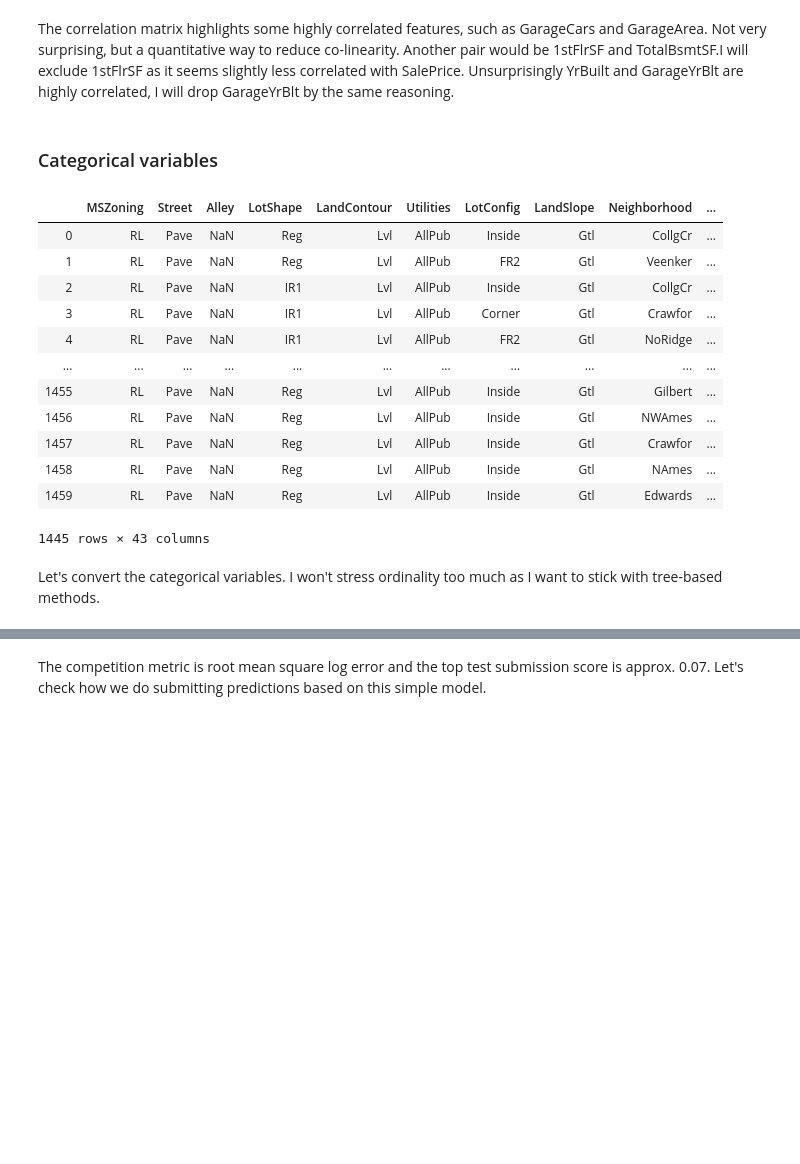
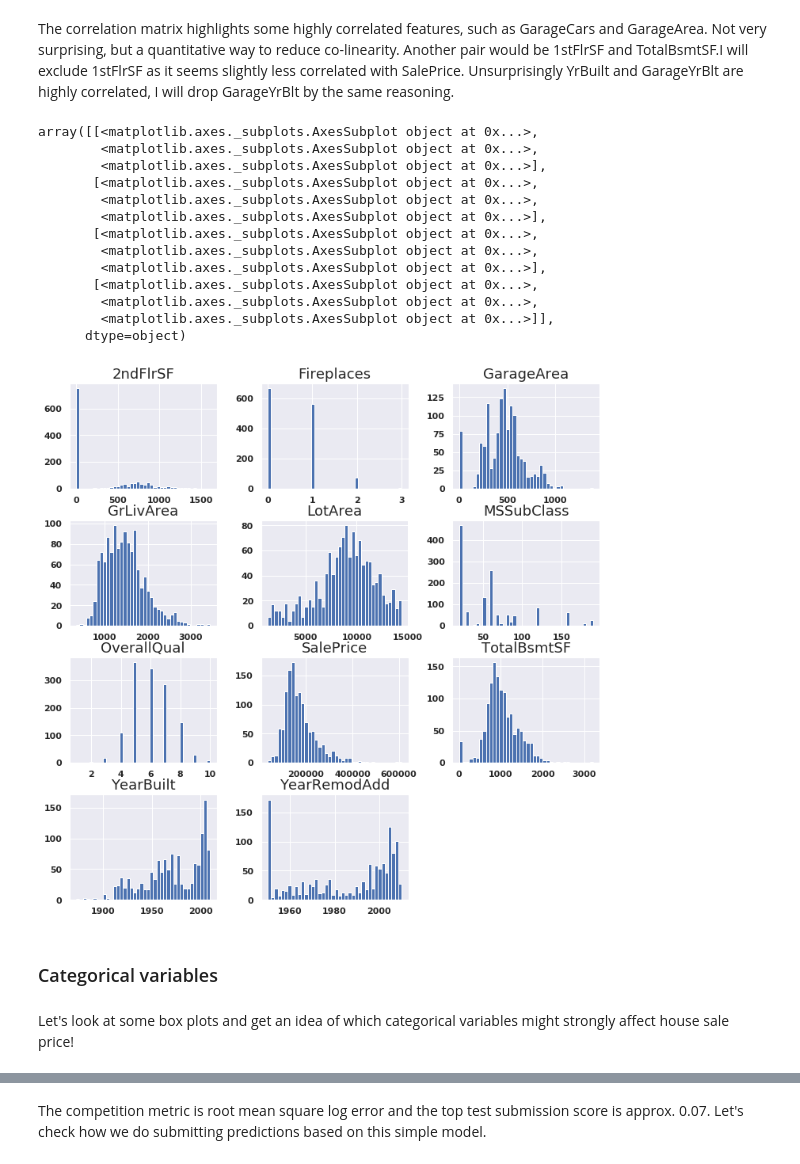
Before and after one commit to lambertsbennett/Kaggle, a Jupyter notebook: HousingPrice/Housing_EDA.ipynb, the cells around one changed output, grey strips where cells are left out. Drawn from its saved outputs; the diff is of its cells as text; code cells hidden in the pictures; blank space fills up the shorter version.

```diff
--- a/HousingPrice/Housing_EDA.ipynb
+++ b/HousingPrice/Housing_EDA.ipynb
@@ -150,26 +147,25 @@ fig = sns.heatmap(corr)
 # %% [markdown]
 The correlation matrix highlights some highly correlated features, such as GarageCars and GarageArea. Not very surprising, but a quantitative way to reduce co-linearity. Another pair would be 1stFlrSF and TotalBsmtSF.I will exclude 1stFlrSF as it seems slightly less correlated with SalePrice. Unsurprisingly YrBuilt and GarageYrBlt are highly correlated, I will drop GarageYrBlt by the same reasoning.
 # %%
-train_data_reduced = train_data_reduced.drop(columns = ['GarageCars','1stFlrSF','GarageYrBlt'])
+#train_data_reduced = train_data_reduced.drop(columns = ['GarageCars','1stFlrSF','GarageYrBlt','TotRmsAbvGrd'])
+# %%
+train_data_reduced.hist(bins=40,figsize=(12,12))
+# %% [output]
+array([[<matplotlib.axes._subplots.AxesSubplot object at 0x...>,
+        <matplotlib.axes._subplots.AxesSubplot object at 0x...>,
+        <matplotlib.axes._subplots.AxesSubplot object at 0x...>],
+       [<matplotlib.axes._subplots.AxesSubplot object at 0x...>,
+        <matplotlib.axes._subplots.AxesSubplot object at 0x...>,
+        <matplotlib.axes._subplots.AxesSubplot object at 0x...>],
+       [<matplotlib.axes._subplots.AxesSubplot object at 0x...>,
+        <matplotlib.axes._subplots.AxesSubplot object at 0x...>,
+        <matplotlib.axes._subplots.AxesSubplot object at 0x...>],
+       [<matplotlib.axes._subplots.AxesSubplot object at 0x...>,
+        <matplotlib.axes._subplots.AxesSubplot object at 0x...>,
+        <matplotlib.axes._subplots.AxesSubplot object at 0x...>]],
+      dtype=object)
+[figure, added]
 # %% [markdown]
 ### Categorical variables
 # %%
 categorical = train_data_sub.select_dtypes(include='object')
-# %%
-categorical
-# %% [output]
-|  | MSZoning | Street | Alley | LotShape | LandContour | Utilities | LotConfig | LandSlope | Neighborhood | ... |
-| 0 | RL | Pave | NaN | Reg | Lvl | AllPub | Inside | Gtl | CollgCr | ... |
-| 1 | RL | Pave | NaN | Reg | Lvl | AllPub | FR2 | Gtl | Veenker | ... |
-| 2 | RL | Pave | NaN | IR1 | Lvl | AllPub | Inside | Gtl | CollgCr | ... |
-| 3 | RL | Pave | NaN | IR1 | Lvl | AllPub | Corner | Gtl | Crawfor | ... |
-| 4 | RL | Pave | NaN | IR1 | Lvl | AllPub | FR2 | Gtl | NoRidge | ... |
-| ... | ... | ... | ... | ... | ... | ... | ... | ... | ... | ... |
-| 1455 | RL | Pave | NaN | Reg | Lvl | AllPub | Inside | Gtl | Gilbert | ... |
-| 1456 | RL | Pave | NaN | Reg | Lvl | AllPub | Inside | Gtl | NWAmes | ... |
-| 1457 | RL | Pave | NaN | Reg | Lvl | AllPub | Inside | Gtl | Crawfor | ... |
-| 1458 | RL | Pave | NaN | Reg | Lvl | AllPub | Inside | Gtl | NAmes | ... |
-| 1459 | RL | Pave | NaN | Reg | Lvl | AllPub | Inside | Gtl | Edwards | ... |
-1445 rows × 43 columns
-# %% [markdown]
-Let's convert the categorical variables. I won't stress ordinality too much as I want to stick with tree-based methods.
@@ -177,0 +172,2 @@ categorical = categorical.astype('category')
+# %% [markdown]
+Let's look at some box plots and get an idea of which categorical variables might strongly affect house sale price!
```
Also changed, not shown: parts of 26 cells of this notebook, 2 other files.
